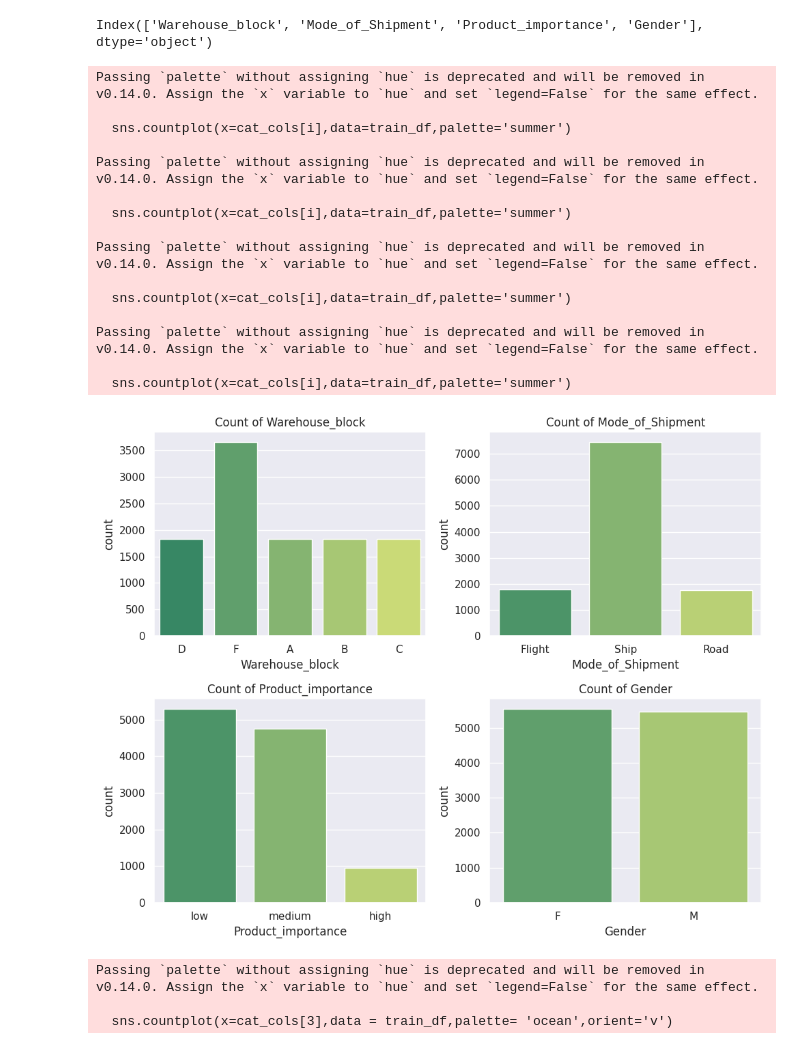
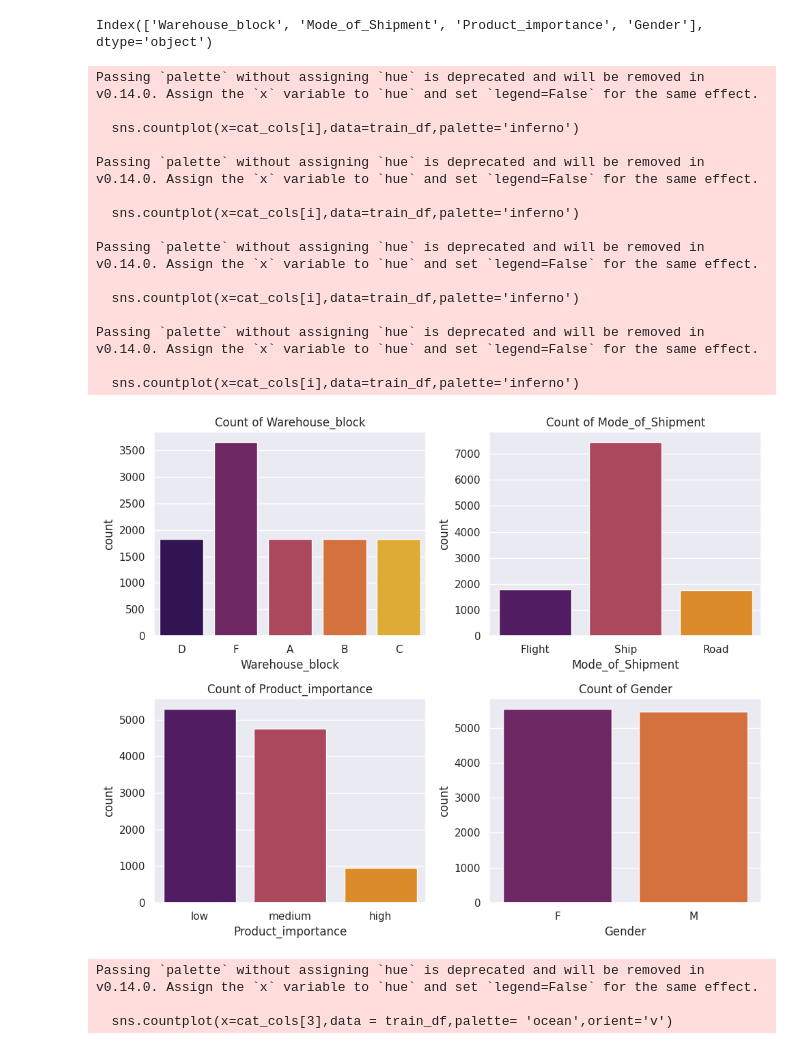
Before and after one commit to aswinpushkar11/ECommerce-Shipping-Data, a Jupyter notebook: classification.ipynb, the cells around one changed output. Cells and saved outputs as stored; diff of their text form; code cells hidden in the pictures.

```diff
--- a/classification.ipynb
+++ b/classification.ipynb
@@ -338,32 +325,32 @@ Index(['Warehouse_block', 'Mode_of_Shipment', 'Product_importance', 'Gender'], d
 # %%
 #subplots for categorical columns
 counter = 1
 for i in range(len(cat_cols)):
     if counter <=4:
         ax=plt.subplot(2,2,counter)
-        sns.countplot(x=cat_cols[i],data=train_df,palette='summer')
+        sns.countplot(x=cat_cols[i],data=train_df,palette='inferno')
         plt.title(f'Count of {cat_cols[i]}')
     counter+=1
 
 plt.tight_layout()
 plt.show()
 # %% [output]
 Passing `palette` without assigning `hue` is deprecated and will be removed in v0.14.0. Assign the `x` variable to `hue` and set `legend=False` for the same effect.
 
-  sns.countplot(x=cat_cols[i],data=train_df,palette='summer')
+  sns.countplot(x=cat_cols[i],data=train_df,palette='inferno')
 
 Passing `palette` without assigning `hue` is deprecated and will be removed in v0.14.0. Assign the `x` variable to `hue` and set `legend=False` for the same effect.
 
-  sns.countplot(x=cat_cols[i],data=train_df,palette='summer')
+  sns.countplot(x=cat_cols[i],data=train_df,palette='inferno')
 
 Passing `palette` without assigning `hue` is deprecated and will be removed in v0.14.0. Assign the `x` variable to `hue` and set `legend=False` for the same effect.
 
-  sns.countplot(x=cat_cols[i],data=train_df,palette='summer')
+  sns.countplot(x=cat_cols[i],data=train_df,palette='inferno')
 
 Passing `palette` without assigning `hue` is deprecated and will be removed in v0.14.0. Assign the `x` variable to `hue` and set `legend=False` for the same effect.
 
-  sns.countplot(x=cat_cols[i],data=train_df,palette='summer')
+  sns.countplot(x=cat_cols[i],data=train_df,palette='inferno')
-[figure, old version]
+[figure, new version]
 # %%
 sns.countplot(x=cat_cols[3],data = train_df,palette= 'ocean',orient='v')
 # %% [output]
```
Also changed, not shown: parts of 18 cells of this notebook.
